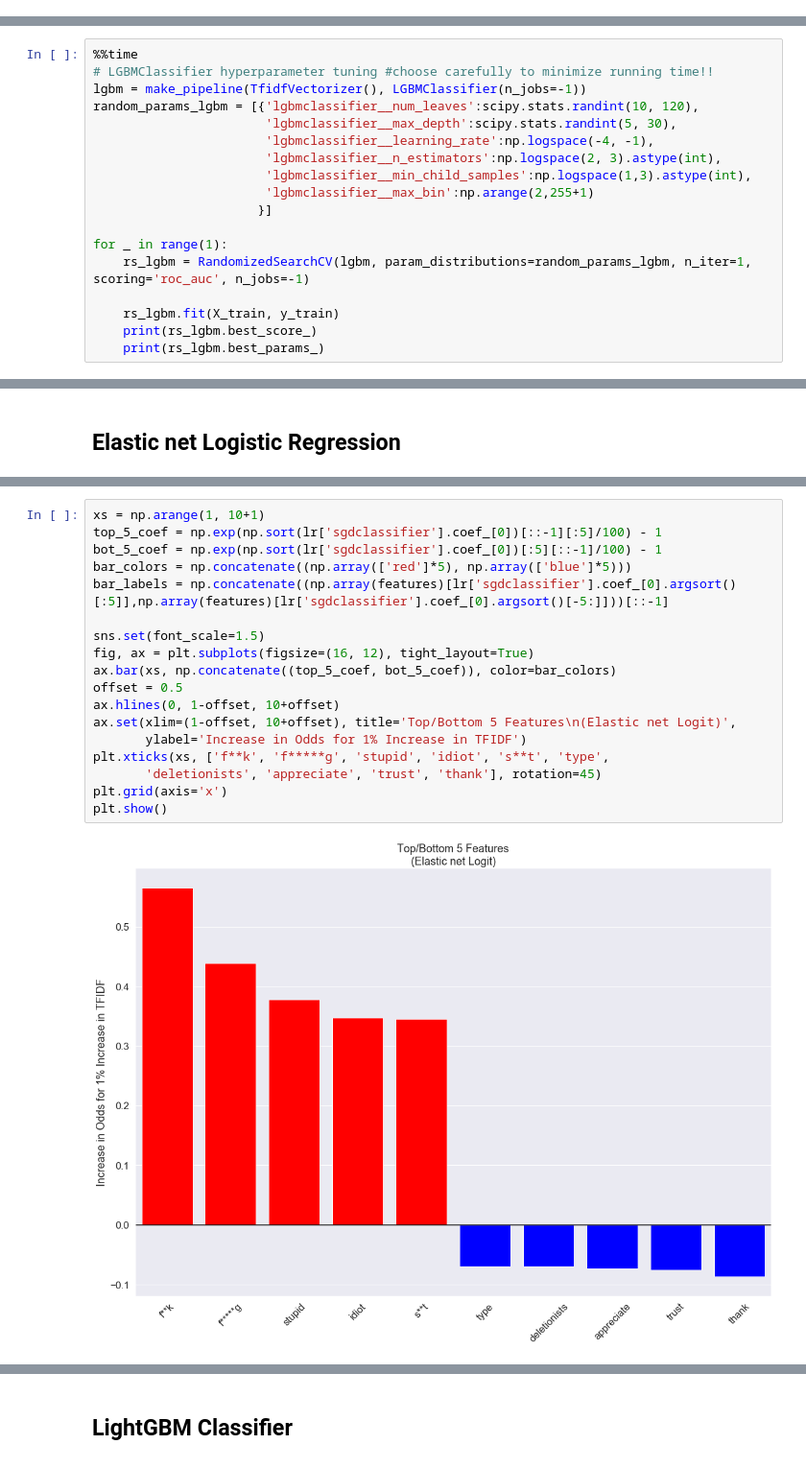
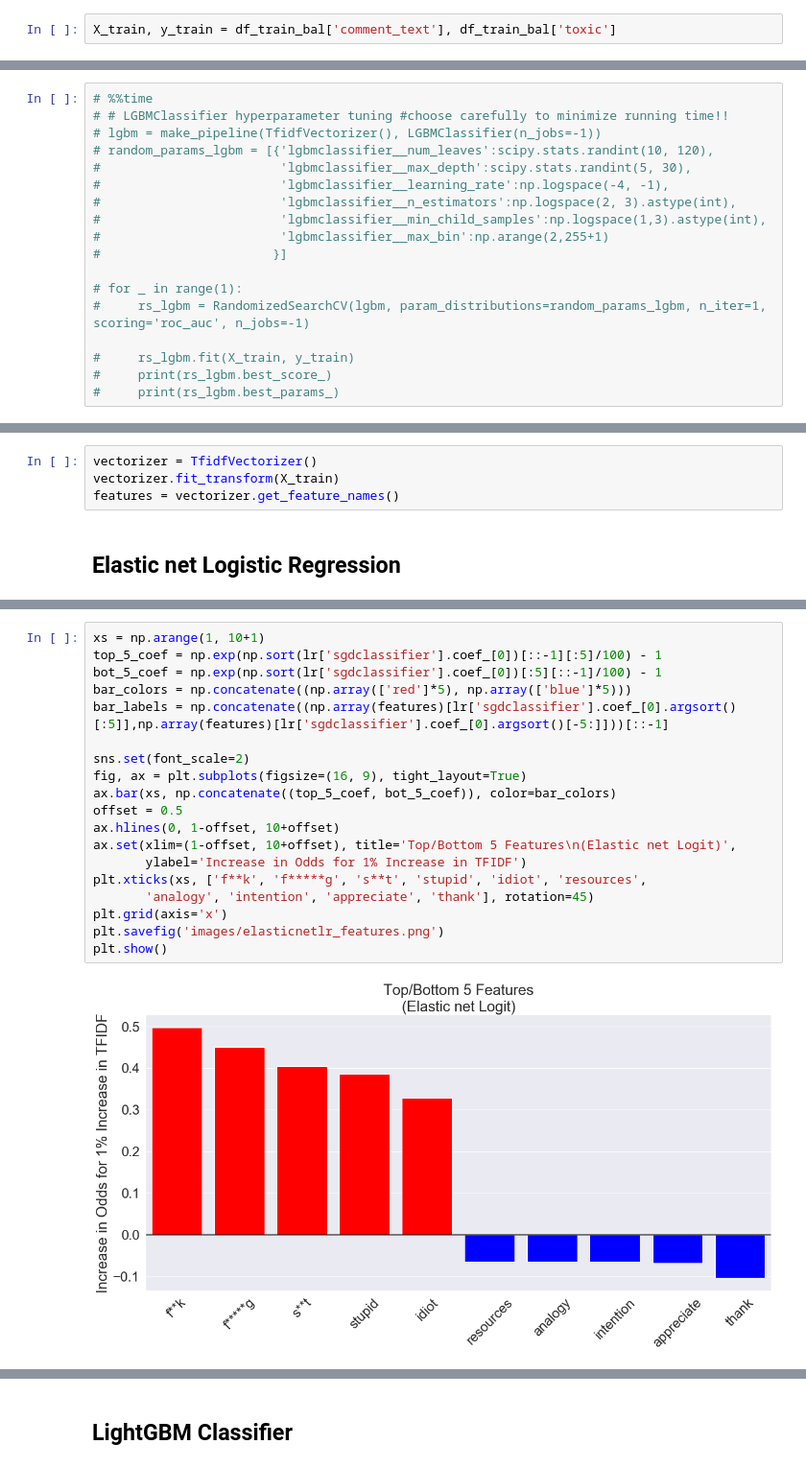
Before and after one commit to kchien3/identifying-toxic-wikipedia-comments, a Jupyter notebook: toxic_comments_project.ipynb, the cells around one changed output, grey strips where cells are left out. Shown at 96% size. Saved outputs shown, nothing was run; the diff lists cells and outputs as text.

```diff
--- a/toxic_comments_project.ipynb
+++ b/toxic_comments_project.ipynb
@@ -416,0 +365,2 @@ Passing cleaned text into models did not improve performance. Therefore, cleanin
+# %%
+X_train, y_train = df_train_bal['comment_text'], df_train_bal['toxic']
@@ -616,23 +528,23 @@ Pipeline(memory=None,
                                 subsample_for_bin=200000, subsample_freq=0))],
          verbose=False)
 # %%
-%%time
-# LGBMClassifier hyperparameter tuning #choose carefully to minimize running time!!
-lgbm = make_pipeline(TfidfVectorizer(), LGBMClassifier(n_jobs=-1))
-random_params_lgbm = [{'lgbmclassifier__num_leaves':scipy.stats.randint(10, 120),
-                       'lgbmclassifier__max_depth':scipy.stats.randint(5, 30),
-                       'lgbmclassifier__learning_rate':np.logspace(-4, -1),
-                       'lgbmclassifier__n_estimators':np.logspace(2, 3).astype(int),
-                       'lgbmclassifier__min_child_samples':np.logspace(1,3).astype(int),
-                       'lgbmclassifier__max_bin':np.arange(2,255+1)
-                      }]
+# %%time
+# # LGBMClassifier hyperparameter tuning #choose carefully to minimize running time!!
+# lgbm = make_pipeline(TfidfVectorizer(), LGBMClassifier(n_jobs=-1))
+# random_params_lgbm = [{'lgbmclassifier__num_leaves':scipy.stats.randint(10, 120),
+#                        'lgbmclassifier__max_depth':scipy.stats.randint(5, 30),
+#                        'lgbmclassifier__learning_rate':np.logspace(-4, -1),
+#                        'lgbmclassifier__n_estimators':np.logspace(2, 3).astype(int),
+#                        'lgbmclassifier__min_child_samples':np.logspace(1,3).astype(int),
+#                        'lgbmclassifier__max_bin':np.arange(2,255+1)
+#                       }]
 
-for _ in range(1):
-    rs_lgbm = RandomizedSearchCV(lgbm, param_distributions=random_params_lgbm, n_iter=1, scoring='roc_auc', n_jobs=-1)
+# for _ in range(1):
+#     rs_lgbm = RandomizedSearchCV(lgbm, param_distributions=random_params_lgbm, n_iter=1, scoring='roc_auc', n_jobs=-1)
 
-    rs_lgbm.fit(X_train, y_train)
-    print(rs_lgbm.best_score_)
-    print(rs_lgbm.best_params_)
+#     rs_lgbm.fit(X_train, y_train)
+#     print(rs_lgbm.best_score_)
+#     print(rs_lgbm.best_params_)
 # %% [output]
 0.8104134853136455
 {'lgbmclassifier__learning_rate': 0.0010985411419875584, 'lgbmclassifier__max_bin': 55, 'lgbmclassifier__max_depth': 10, 'lgbmclassifier__min_child_samples': 355, 'lgbmclassifier__n_estimators': 212,  ...
@@ -1017,2 +826,6 @@ Wall time: 46.1 s
+# %%
+vectorizer = TfidfVectorizer()
+vectorizer.fit_transform(X_train)
+features = vectorizer.get_feature_names()
 # %% [markdown]
 ## Elastic net Logistic Regression
@@ -1021,22 +832,23 @@ from sklearn.metrics import plot_confusion_matrix
 # %%
 xs = np.arange(1, 10+1)
 top_5_coef = np.exp(np.sort(lr['sgdclassifier'].coef_[0])[::-1][:5]/100) - 1
 bot_5_coef = np.exp(np.sort(lr['sgdclassifier'].coef_[0])[:5][::-1]/100) - 1
 bar_colors = np.concatenate((np.array(['red']*5), np.array(['blue']*5)))
 bar_labels = np.concatenate((np.array(features)[lr['sgdclassifier'].coef_[0].argsort()[:5]],np.array(features)[lr['sgdclassifier'].coef_[0].argsort()[-5:]]))[::-1]
 
-sns.set(font_scale=1.5)
-fig, ax = plt.subplots(figsize=(16, 12), tight_layout=True)
+sns.set(font_scale=2)
+fig, ax = plt.subplots(figsize=(16, 9), tight_layout=True)
 ax.bar(xs, np.concatenate((top_5_coef, bot_5_coef)), color=bar_colors)
 offset = 0.5
 ax.hlines(0, 1-offset, 10+offset)
 ax.set(xlim=(1-offset, 10+offset), title='Top/Bottom 5 Features\n(Elastic net Logit)',
        ylabel='Increase in Odds for 1% Increase in TFIDF')
-plt.xticks(xs, ['f**k', 'f*****g', 'stupid', 'idiot', 's**t', 'type',
-       'deletionists', 'appreciate', 'trust', 'thank'], rotation=45)
+plt.xticks(xs, ['f**k', 'f*****g', 's**t', 'stupid', 'idiot', 'resources',
+       'analogy', 'intention', 'appreciate', 'thank'], rotation=45)
 plt.grid(axis='x')
+plt.savefig('images/elasticnetlr_features.png')
 plt.show()
 # %% [output]
-[figure, old version]
+[figure, new version]
 # %%
 clf = lr
```
Also changed, not shown: parts of 112 cells of this notebook, 13 other files.
